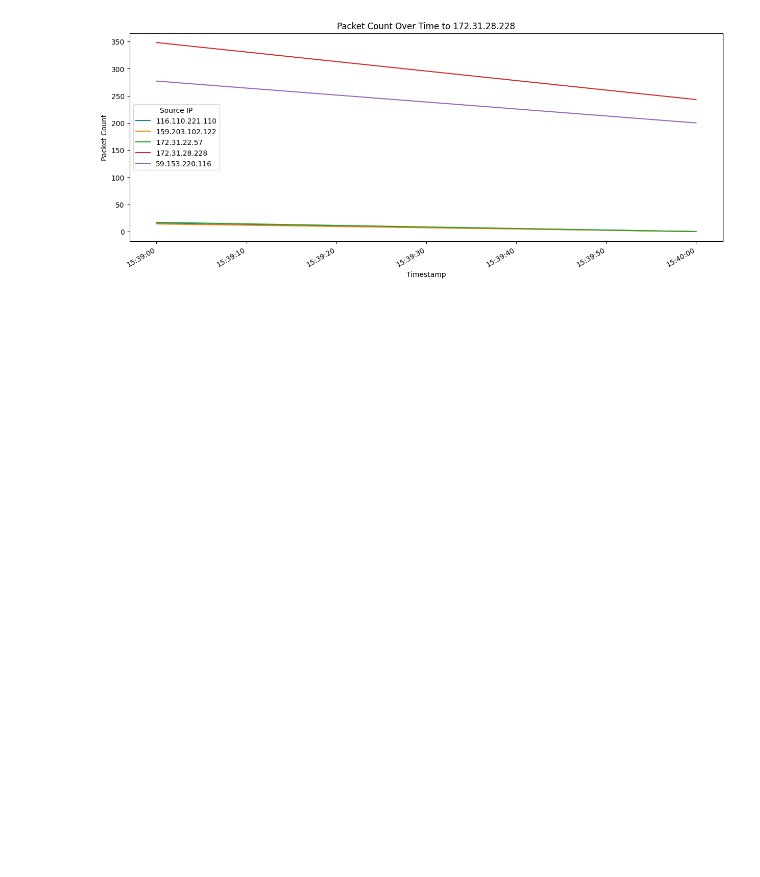
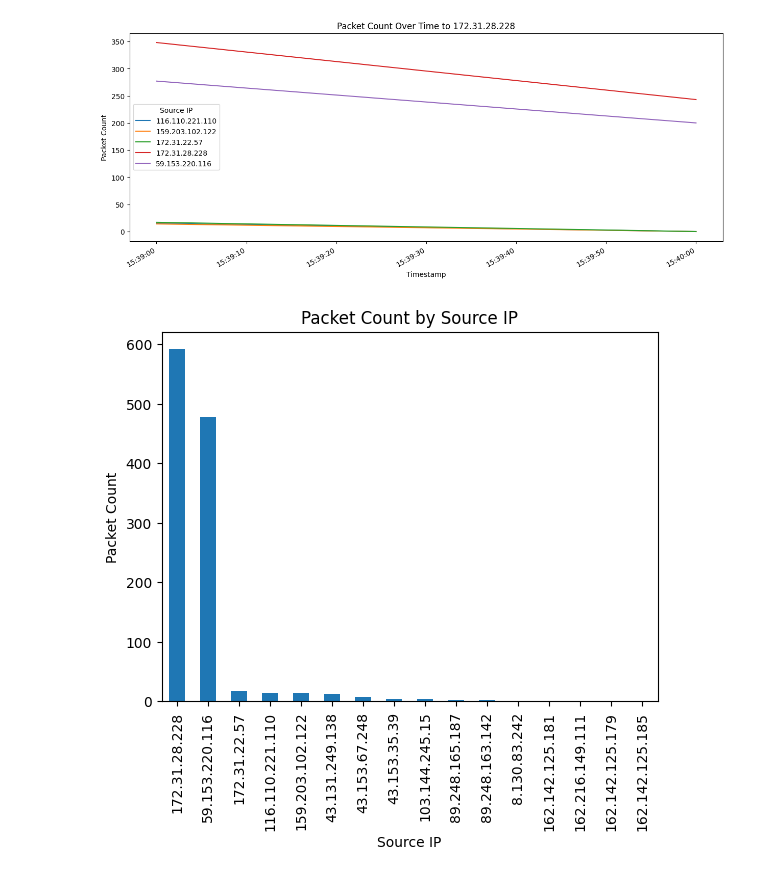
Before and after one commit to LyTriLaDuaNhanVien/graduation-thesis, a Jupyter notebook: nghia/analysis.ipynb, the cells around one changed output. Drawn from its saved outputs; the diff is of its cells as text; code cells hidden in the pictures; blank space fills up the shorter version.

```diff
--- a/nghia/analysis.ipynb
+++ b/nghia/analysis.ipynb
@@ -145,3 +148,12 @@ plt.legend(title='Source IP')
 plt.show()
 # %% [output]
 [figure]
+# %%
+source_ip_counts = df['Source_IP'].value_counts()
+source_ip_counts.plot(kind='bar')
+plt.title('Packet Count by Source IP')
+plt.xlabel('Source IP')
+plt.ylabel('Packet Count')
+plt.show()
+# %% [output]
+[figure, added]
```
Also changed, not shown: parts of 4 cells of this notebook.
